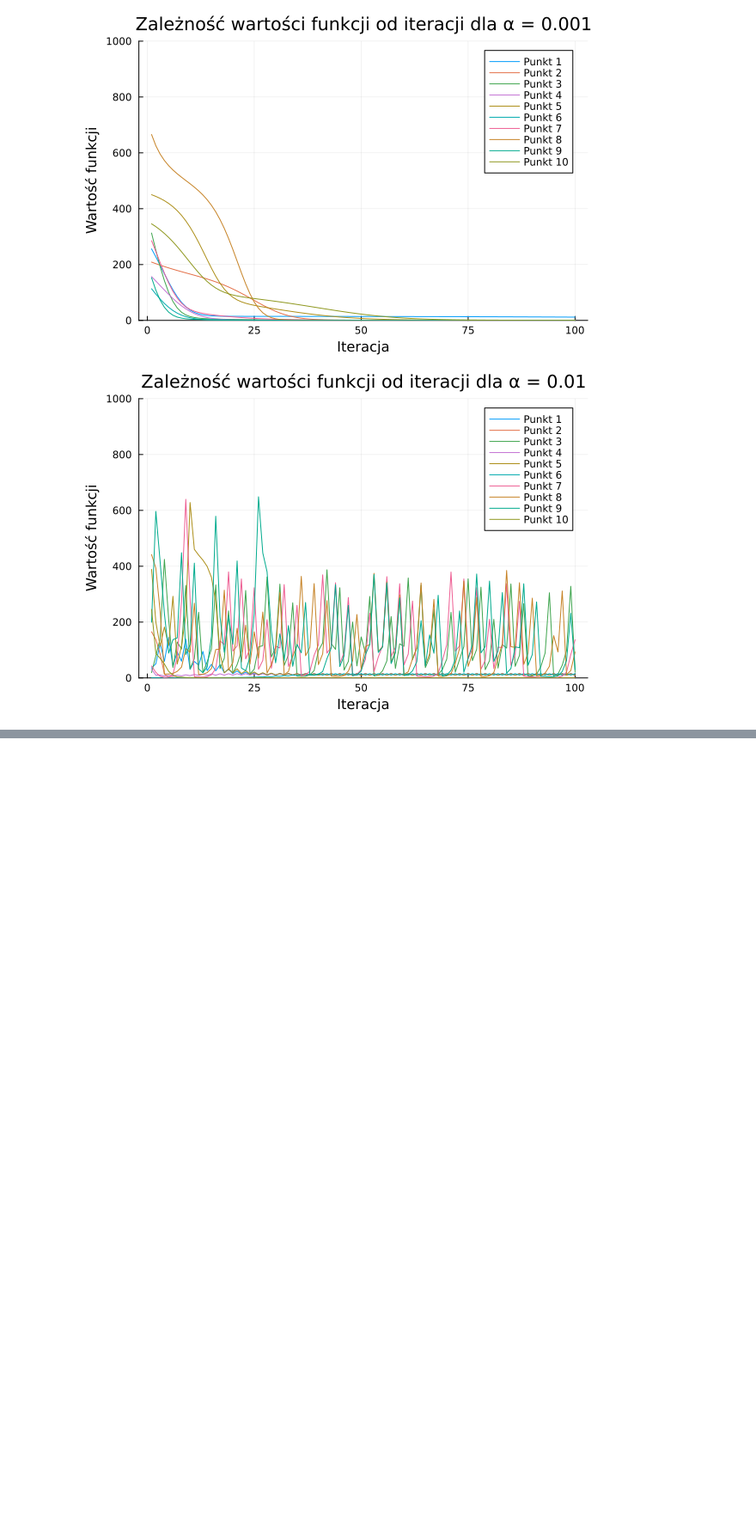
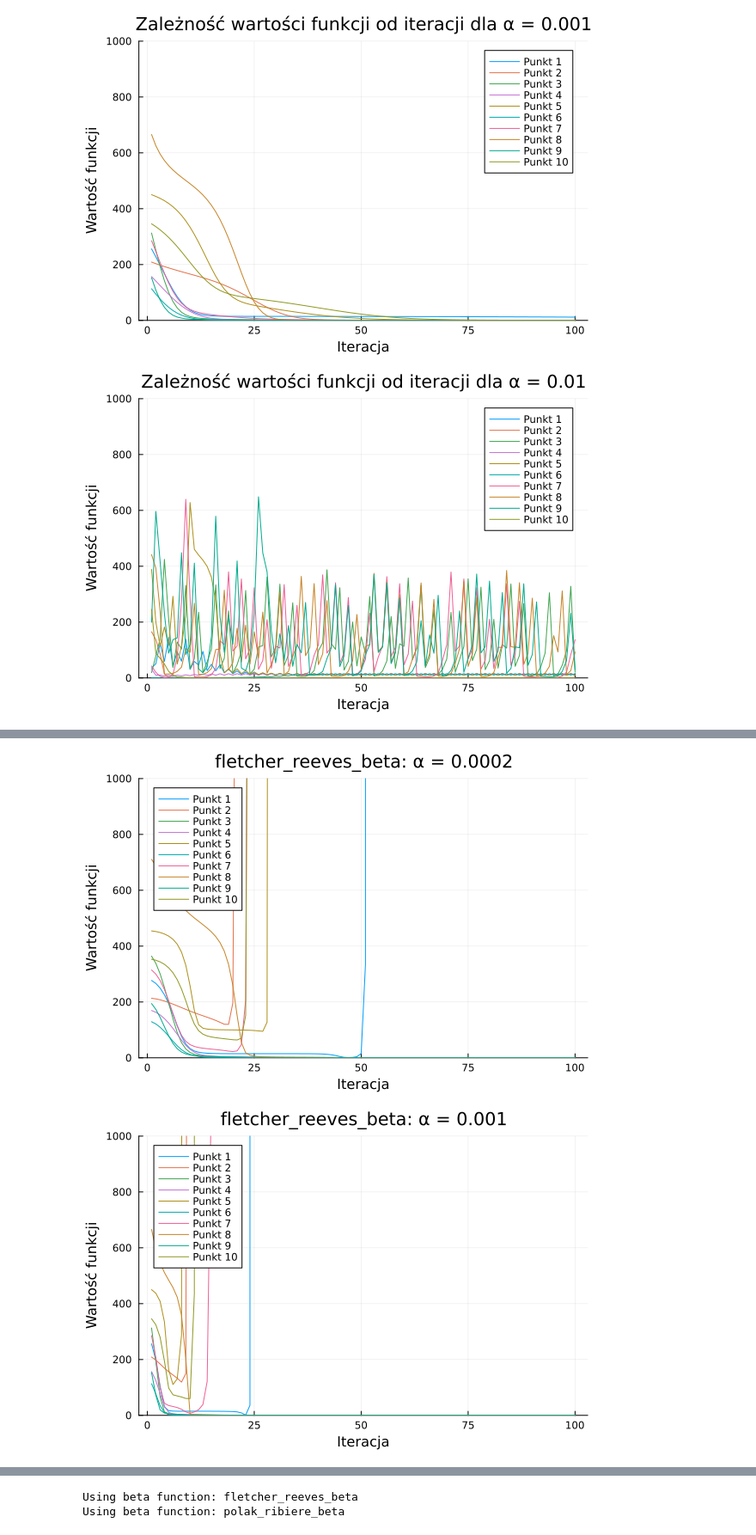
Before and after one commit to kKedaRr3/Metody-i-Algorytmy-Optymalizacji, a Jupyter notebook: lab02/zad2.ipynb, the cells around one changed output, grey strips where cells are left out. Shown at 86% size. Saved outputs shown, nothing was run; the diff lists cells and outputs as text; code cells hidden in the pictures; blank space fills up the shorter version.

```diff
--- a/lab02/zad2.ipynb
+++ b/lab02/zad2.ipynb
@@ -137,0 +142,6 @@ end
+# %%
+function fletcher_reeves_beta(grad, grad_prev)
+   num = grad[1]^2 + grad[2]^2
+   denom = grad_prev[1]^2 + grad_prev[2]^2 + 1e-8
+   return num / denom
+end
@@ -137,0 +150,6 @@ end
+# %%
+function polak_ribiere_beta(grad, grad_prev)
+   num = grad[1]*(grad[1] - grad_prev[1]) + grad[2]*(grad[2] - grad_prev[2])
+   denom = grad_prev[1]^2 + grad_prev[2]^2 + 1e-8
+   return num / denom
+end
@@ -137,0 +186,39 @@ end
+# %%
+# Parametry
+Random.seed!(42)
+num_points = 10
+start_points = [(rand(Uniform(-5, 5)), rand(Uniform(-5, 5))) for _ in 1:num_points]
+α_values = [0.0002, 0.001, 0.01]
+iterations = 100
+b = -10
+μ = 2
+
+beta_functions = [fletcher_reeves_beta, polak_ribiere_beta]
+
+for beta_func in beta_functions
+   println("Using beta function: ", beta_func)
+
+   for α in α_values
+      all_cost_histories = []
+
+      for (x0, y0) in start_points
+         x_opt, y_opt, cost_history = conjugate_gradient_descent(
+            himmelblau, himmelblau_gradient,
+            constraint, constraint_grad,
+            x0, y0, α, iterations, b, μ,
+            beta_func
+         )
+         push!(all_cost_histories, cost_history)
+      end
+
+      plt = plot(1:iterations, all_cost_histories[1], label="Punkt 1", xlabel="Iteracja", ylabel="Wartość funkcji", title="$beta_func: α = $α", ylim=(0, 1000))
+      for i in 2:num_points
+         plot!(plt, 1:iterations, all_cost_histories[i], label="Punkt $i")
+      end
+
+      display(plt)
+   end
+end
+# %% [output]
+[figure, added]
+[figure, added]
@@ -137,0 +226,2 @@ end
+Using beta function: fletcher_reeves_beta
+Using beta function: polak_ribiere_beta
```
Also changed, not shown: parts of 6 cells of this notebook.
